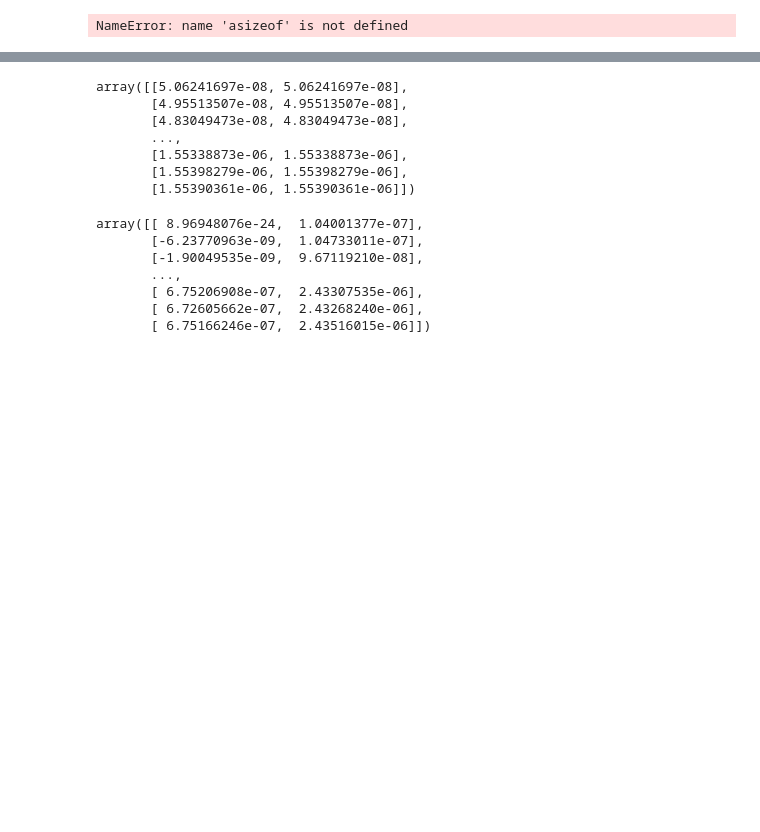
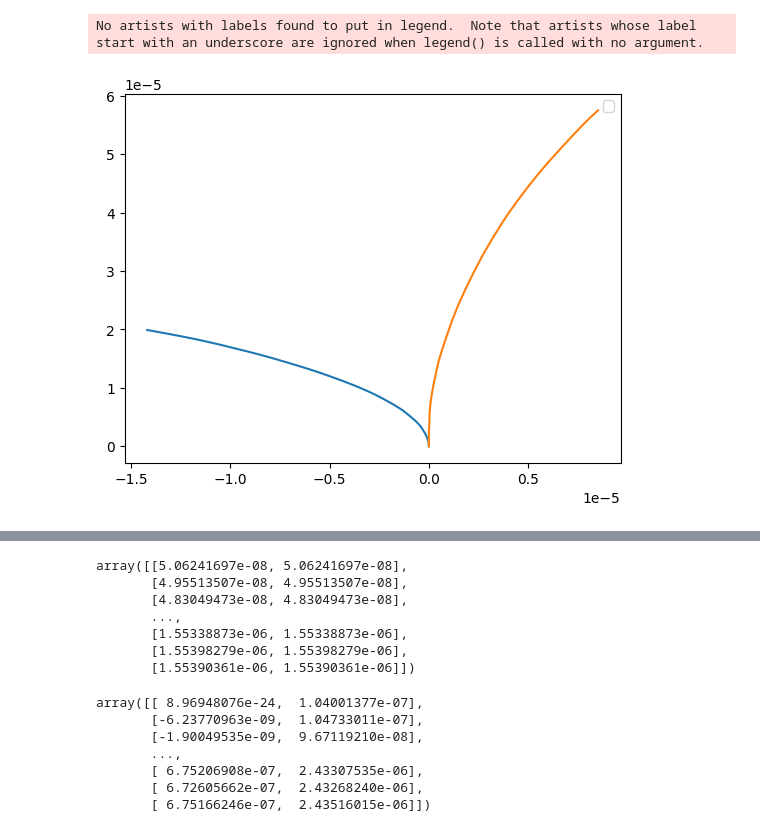
Before and after one commit to tteulings/thesis, a Jupyter notebook: analyze_bubbles.ipynb, the cells around one changed output, grey strips where cells are left out. Cells and saved outputs as stored; diff of their text form; code cells hidden in the pictures; blank space fills up the shorter version.

```diff
--- a/analyze_bubbles.ipynb
+++ b/analyze_bubbles.ipynb
@@ -155,21 +260,32 @@ bubble_init [[-9.27011314e-06  1.03585833e-05  1.94621234e-05]
-# %%
-import sys
-
-# These are the usual ipython objects, including this one you are creating
-ipython_vars = ["In", "Out", "exit", "quit", "get_ipython", "ipython_vars"]
-
-# Get a sorted list of the objects and their sizes
-mem = {
-    key: value
-    for key, value in sorted(
-        [
-            (x, asizeof(globals().get(x)))
-            for x in dir()
-            if not x.startswith("_") and x not in sys.modules and x not in ipython_vars
-        ],
-        key=lambda x: x[1],
-        reverse=True,
-    )
-}
-# %% [output]
-NameError: name 'asizeof' is not defined
+# %%
+
+%matplotlib inline
+plt.figure()
+
+for sequence, rotated, rotated_all, pos, rot_pos, avg_vel in bubble_sequences:
+    # # print(pos)
+    # plt.plot(pos[:,0]-pos[0, 0], pos[:, 1]-pos[0, 1])
+    # # print(pos)
+    # # print(pos, rot_pos)
+    plt.plot(rot_pos[:,0]-rot_pos[0, 0], rot_pos[:, 1]-rot_pos[0, 1])
+    # print(rotated_all[:, 0])
+    # print(pos)
+    # plt.plot(avg_vel[:, 0])
+    # plt.plot(seq
+    # uence[:, 0])
+    # plt.plot(rotated[:, 0])
+    # plt.plot(rotated[:, 0])
+
+    # plt.plot(rotated[:,0])
+
+    # plt.scatter(sequence[0,0], sequence[0,1], label='og')
+    # plt.scatter(rotated[0,0], rotated[0,1], label='rot')
+
+plt.legend()
+plt.show()
+# plt.ylim(-1*10**-6, 1*10**-6)
+
+# plt.xlim(-1*10**-6, 1*10**-6)
+# %% [output]
+No artists with labels found to put in legend.  Note that artists whose label start with an underscore are ignored when legend() is called with no argument.
+[figure, added]
```
Also changed, not shown: parts of 22 cells of this notebook, 20 other files.
